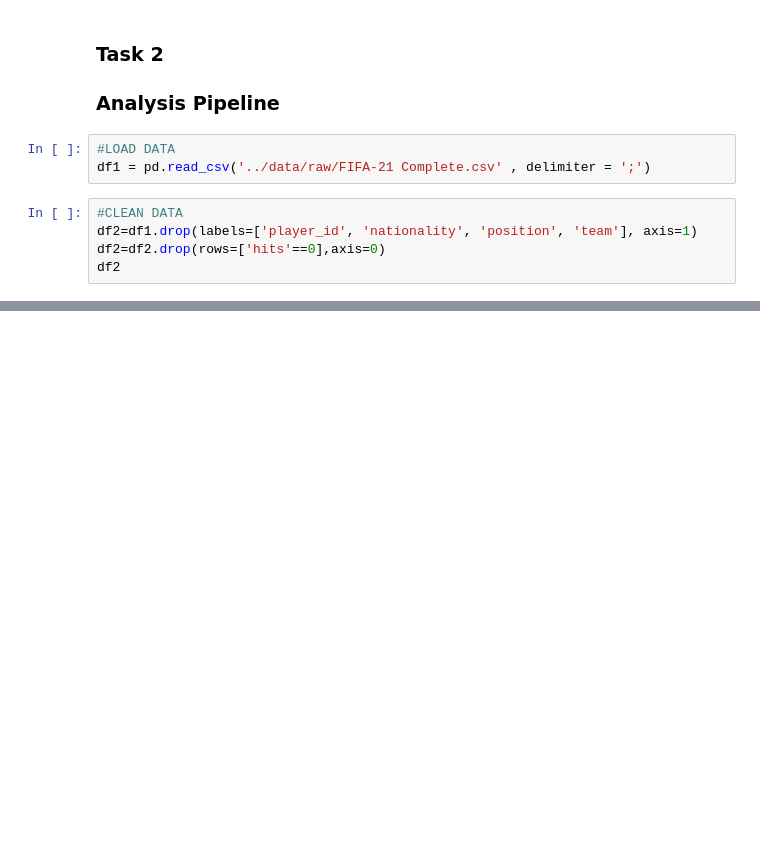
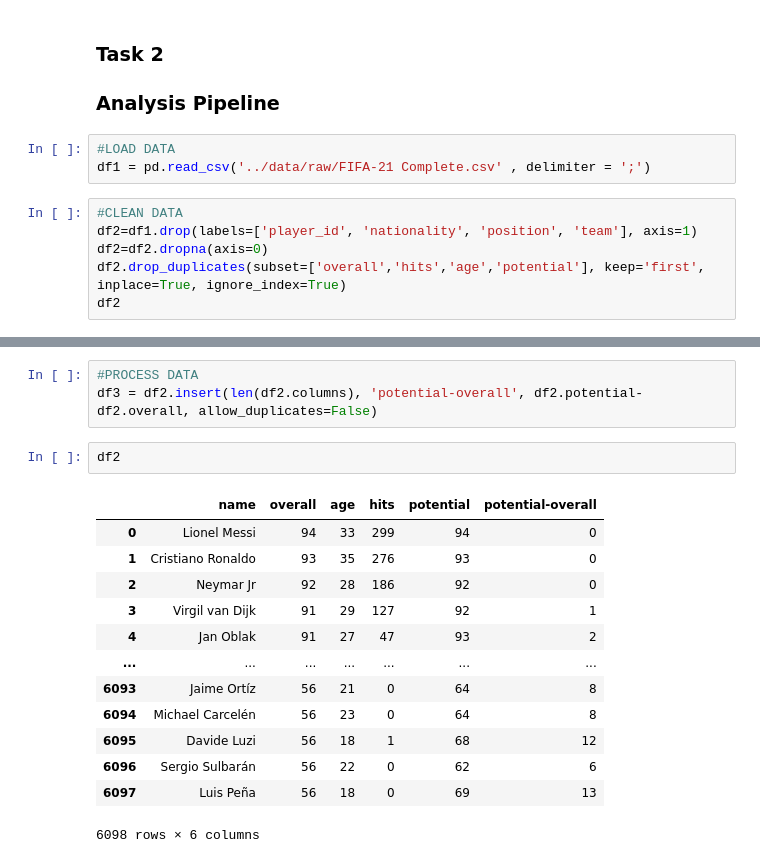
Before and after one commit to data301-2021-winter1/project-group24-project, a Jupyter notebook: notebooks/analysis3.ipynb, the cells around one changed output, grey strips where cells are left out. Drawn from its saved outputs; the diff is of its cells as text; blank space fills up the shorter version.

```diff
--- a/notebooks/analysis3.ipynb
+++ b/notebooks/analysis3.ipynb
@@ -154,6 +155,7 @@ df1 = pd.read_csv('../data/raw/FIFA-21 Complete.csv' , delimiter = ';')
 # %%
 #CLEAN DATA
 df2=df1.drop(labels=['player_id', 'nationality', 'position', 'team'], axis=1)
-df2=df2.drop(rows=['hits'==0],axis=0)
+df2=df2.dropna(axis=0)
+df2.drop_duplicates(subset=['overall','hits','age','potential'], keep='first', inplace=True, ignore_index=True)
 df2
 # %% [output]
@@ -160,0 +175,19 @@ TypeError: drop() got an unexpected keyword argument 'rows'
+# %%
+#PROCESS DATA
+df3 = df2.insert(len(df2.columns), 'potential-overall', df2.potential-df2.overall, allow_duplicates=False)
+# %%
+df2
+# %% [output]
+|  | name | overall | age | hits | potential | potential-overall |
+| 0 | Lionel Messi | 94 | 33 | 299 | 94 | 0 |
+| 1 | Cristiano Ronaldo | 93 | 35 | 276 | 93 | 0 |
+| 2 | Neymar Jr | 92 | 28 | 186 | 92 | 0 |
+| 3 | Virgil van Dijk | 91 | 29 | 127 | 92 | 1 |
+| 4 | Jan Oblak | 91 | 27 | 47 | 93 | 2 |
+| ... | ... | ... | ... | ... | ... | ... |
+| 6093 | Jaime Ortíz | 56 | 21 | 0 | 64 | 8 |
+| 6094 | Michael Carcelén | 56 | 23 | 0 | 64 | 8 |
+| 6095 | Davide Luzi | 56 | 18 | 1 | 68 | 12 |
+| 6096 | Sergio Sulbarán | 56 | 22 | 0 | 62 | 6 |
+| 6097 | Luis Peña | 56 | 18 | 0 | 69 | 13 |
+6098 rows × 6 columns
```
Also changed, not shown: parts of 4 cells of this notebook.
